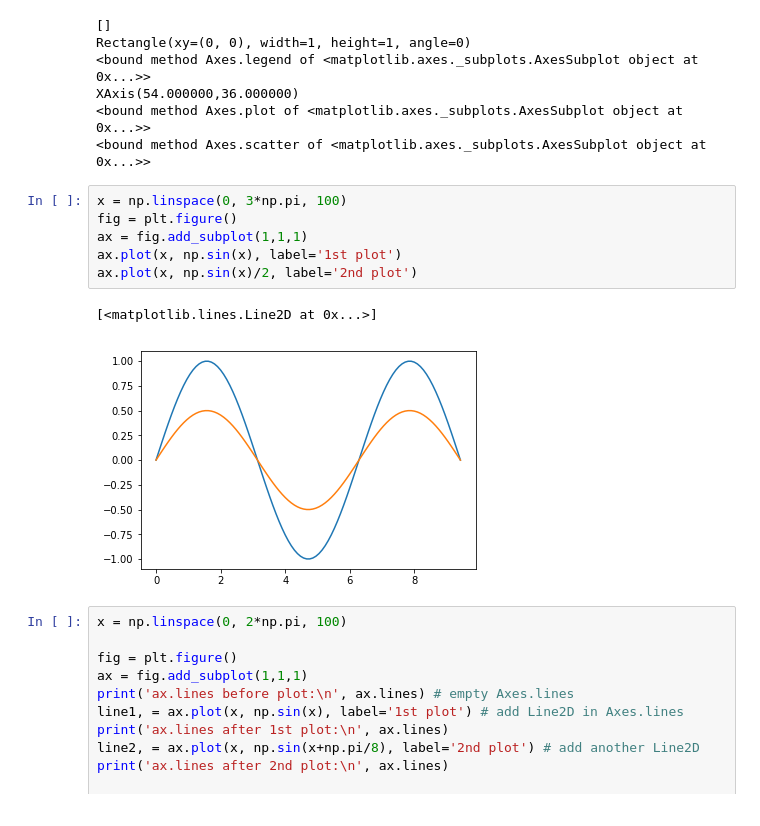
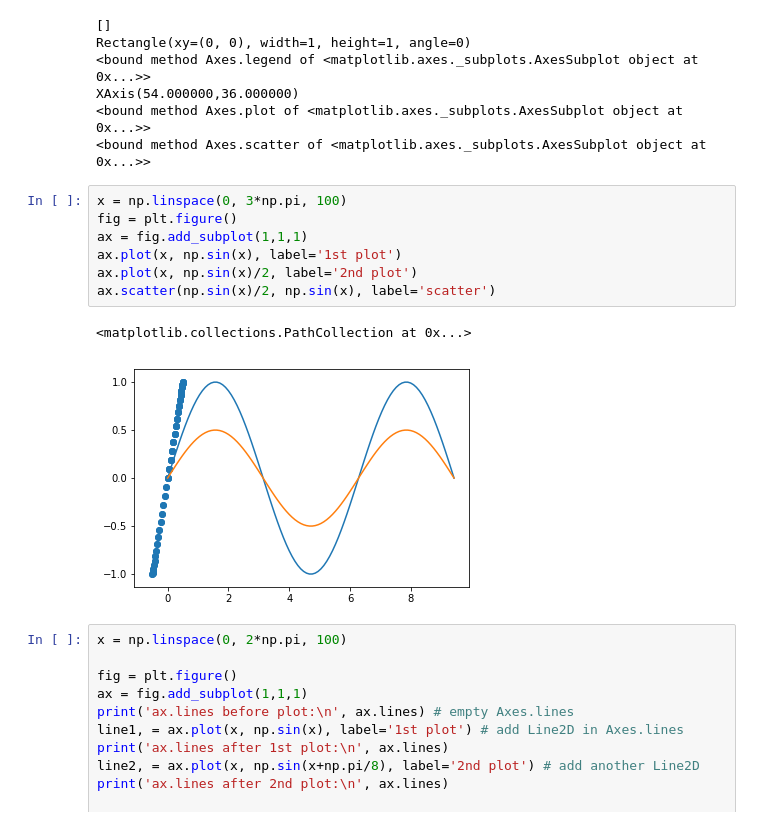
Before and after one commit to allaccountstaken/matplotlib, a Jupyter notebook: pyplot_interface.ipynb, the cells around one changed output. Drawn from its saved outputs; the diff is of its cells as text.

```diff
--- a/pyplot_interface.ipynb
+++ b/pyplot_interface.ipynb
@@ -76,12 +76,13 @@ XAxis(54.000000,36.000000)
 # %%
 x = np.linspace(0, 3*np.pi, 100)
 fig = plt.figure()
 ax = fig.add_subplot(1,1,1)
 ax.plot(x, np.sin(x), label='1st plot')
 ax.plot(x, np.sin(x)/2, label='2nd plot')
+ax.scatter(np.sin(x)/2, np.sin(x), label='scatter')
 # %% [output]
-[<matplotlib.lines.Line2D at 0x...>]
+<matplotlib.collections.PathCollection at 0x...>
-[figure, old version]
+[figure, new version]
 # %%
 x = np.linspace(0, 2*np.pi, 100)
 
```
